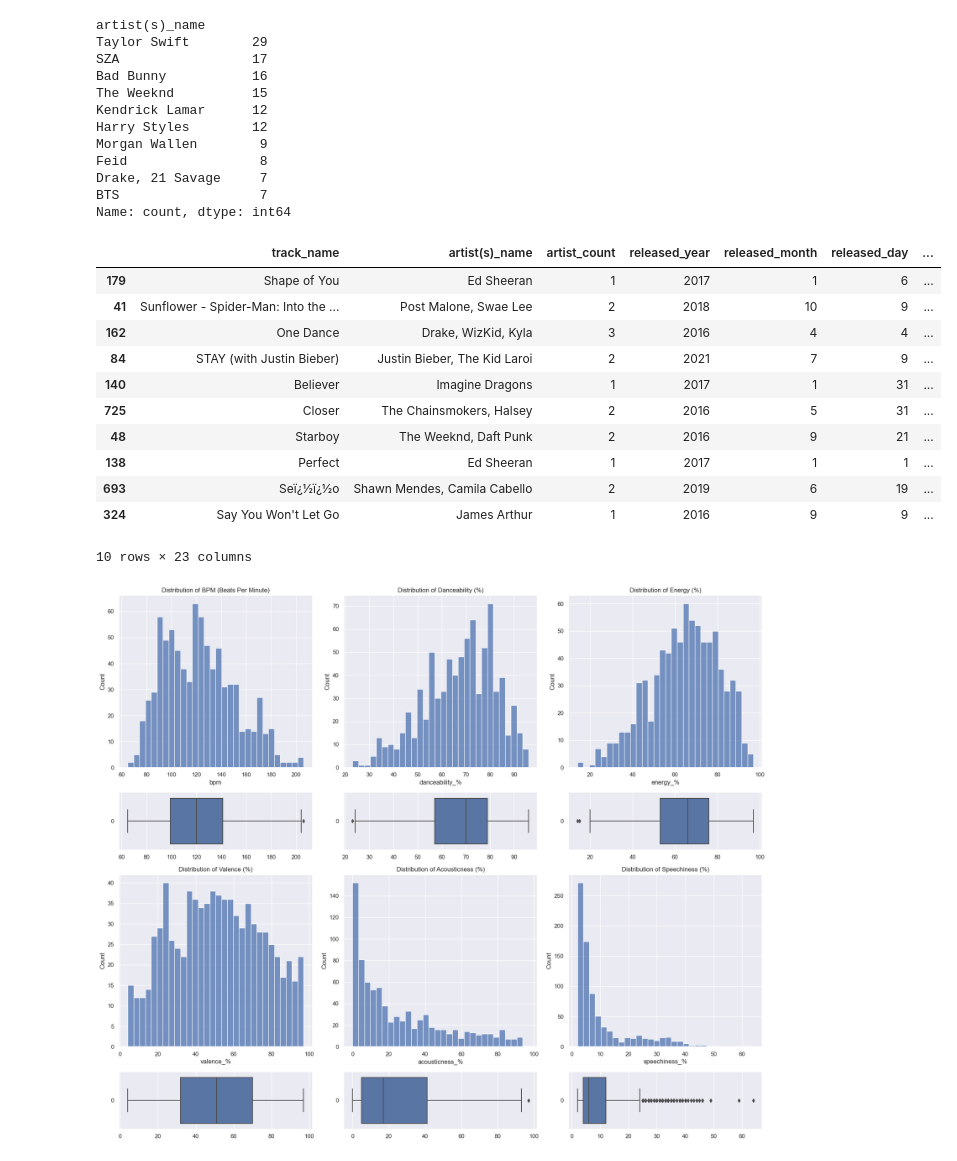
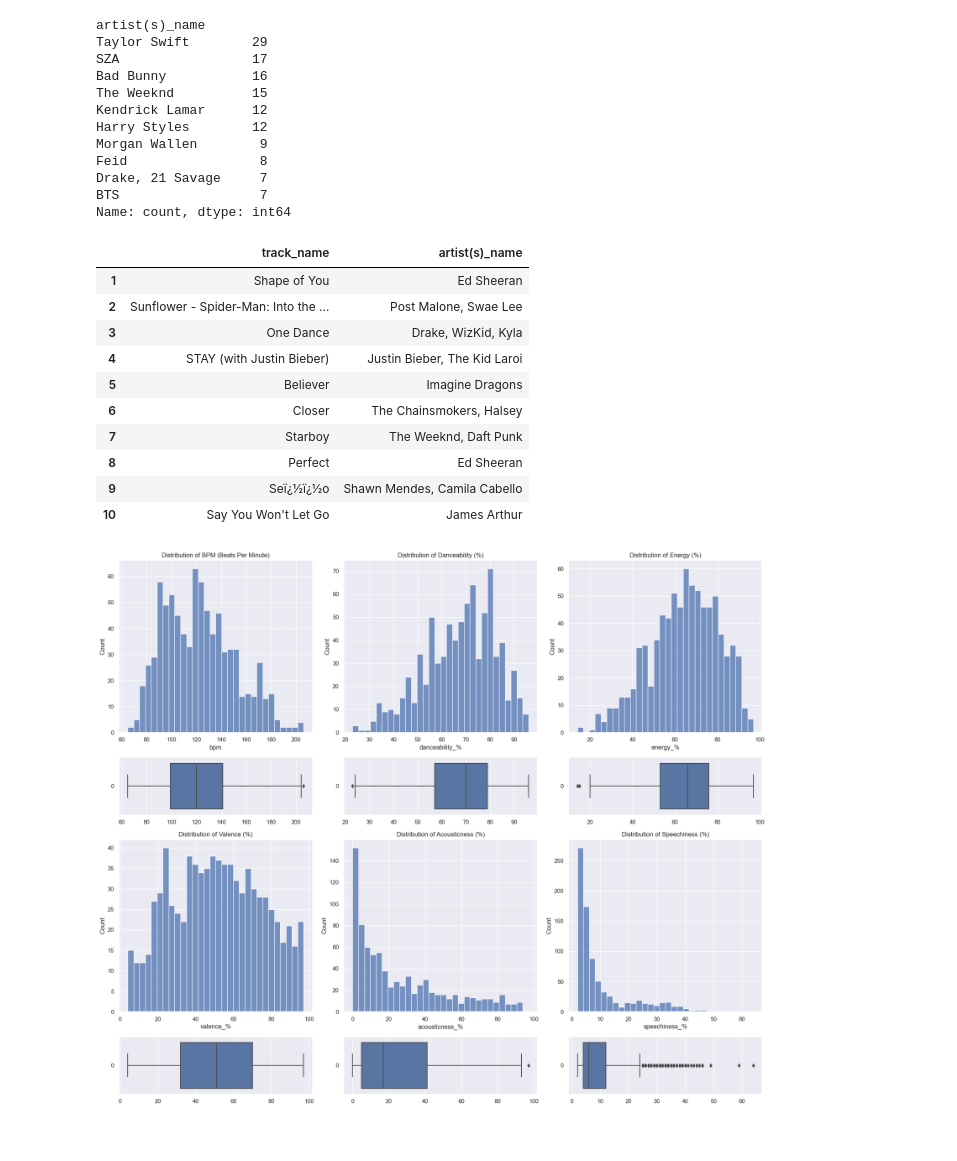
Before and after one commit to IvesCaceres/spotify-project, a Jupyter notebook: explore.ipynb, the cells around one changed output. Drawn from its saved outputs; the diff is of its cells as text; code cells hidden in the pictures.

```diff
--- a/explore.ipynb
+++ b/explore.ipynb
@@ -150,21 +150,23 @@ Name: count, dtype: int64
 # %%
 #filtering top ten streamed tracks
 data_sorted = data.sort_values(by=['streams'], ascending=False)
-data_sorted = data_sorted.head(10)
-data_sorted
+data_tracks = data_sorted[['track_name','artist(s)_name']]
+data_tracks = data_tracks.head(10)
+data_tracks = data_tracks.reset_index(drop=True)
+data_tracks = data_tracks.rename(index=lambda x: x + 1)
+data_tracks
 # %% [output]
-|  | track_name | artist(s)_name | artist_count | released_year | released_month | released_day | ... |
-| 179 | Shape of You | Ed Sheeran | 1 | 2017 | 1 | 6 | ... |
-| 41 | Sunflower - Spider-Man: Into the ... | Post Malone, Swae Lee | 2 | 2018 | 10 | 9 | ... |
-| 162 | One Dance | Drake, WizKid, Kyla | 3 | 2016 | 4 | 4 | ... |
-| 84 | STAY (with Justin Bieber) | Justin Bieber, The Kid Laroi | 2 | 2021 | 7 | 9 | ... |
-| 140 | Believer | Imagine Dragons | 1 | 2017 | 1 | 31 | ... |
-| 725 | Closer | The Chainsmokers, Halsey | 2 | 2016 | 5 | 31 | ... |
-| 48 | Starboy | The Weeknd, Daft Punk | 2 | 2016 | 9 | 21 | ... |
-| 138 | Perfect | Ed Sheeran | 1 | 2017 | 1 | 1 | ... |
-| 693 | Seï¿½ï¿½o | Shawn Mendes, Camila Cabello | 2 | 2019 | 6 | 19 | ... |
-| 324 | Say You Won't Let Go | James Arthur | 1 | 2016 | 9 | 9 | ... |
+|  | track_name | artist(s)_name |
+| 1 | Shape of You | Ed Sheeran |
+| 2 | Sunflower - Spider-Man: Into the ... | Post Malone, Swae Lee |
+| 3 | One Dance | Drake, WizKid, Kyla |
+| 4 | STAY (with Justin Bieber) | Justin Bieber, The Kid Laroi |
+| 5 | Believer | Imagine Dragons |
+| 6 | Closer | The Chainsmokers, Halsey |
+| 7 | Starboy | The Weeknd, Daft Punk |
+| 8 | Perfect | Ed Sheeran |
+| 9 | Seï¿½ï¿½o | Shawn Mendes, Camila Cabello |
+| 10 | Say You Won't Let Go | James Arthur |
-10 rows × 23 columns
 # %%
 #creating histplots and boxplot with numerical info (bpm, danceability, energy, valence, acousticness, speechness )
 
```
